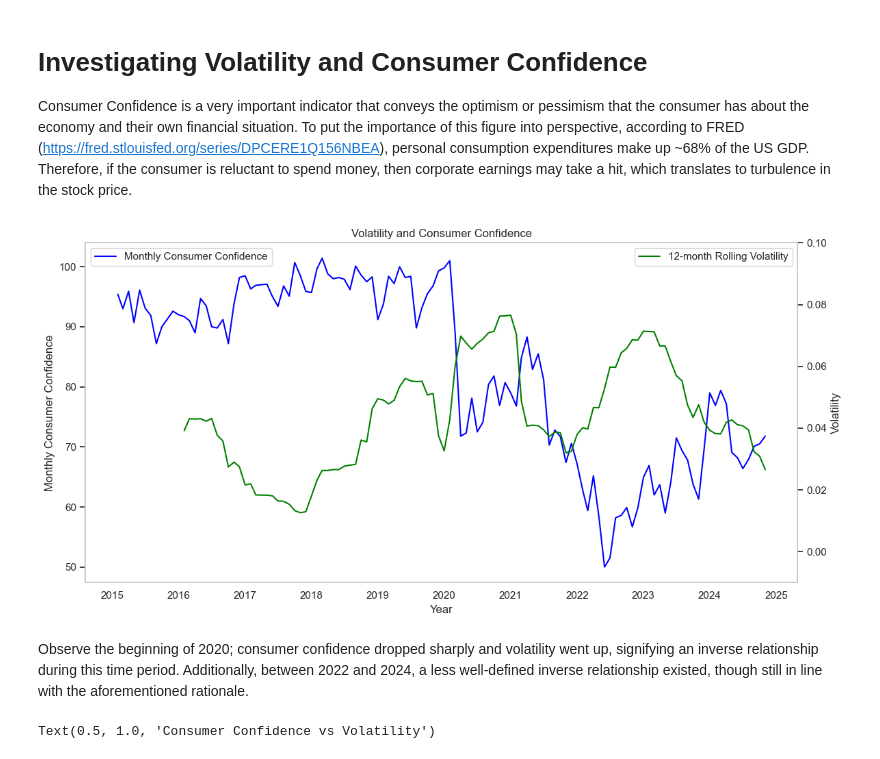
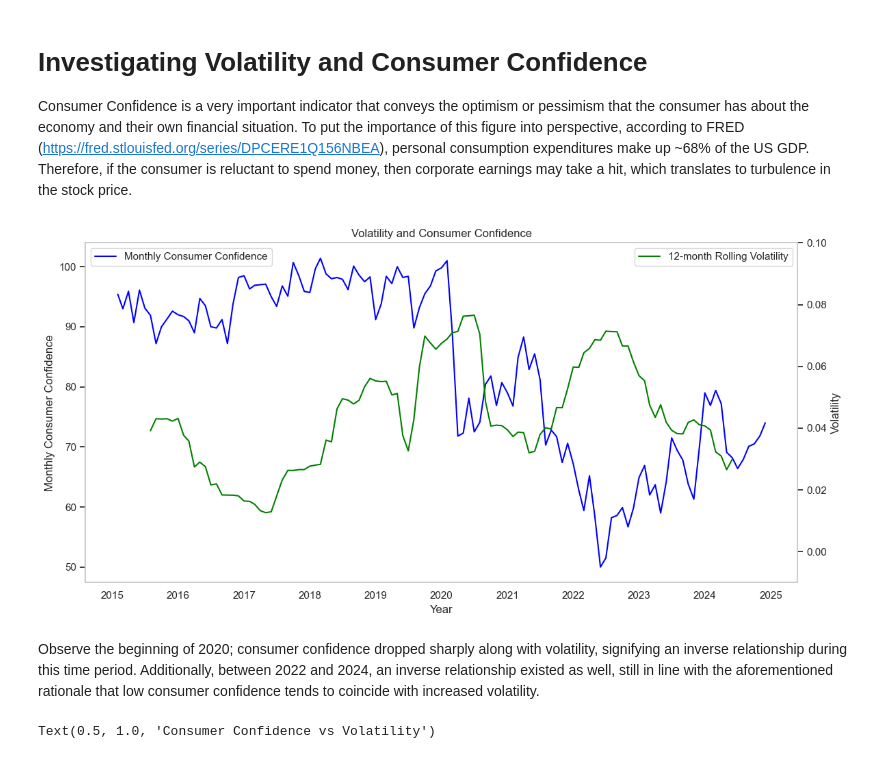
Before and after one commit to SmiffBarney/VaR, a Jupyter notebook: eda.ipynb, the cells around one changed output. Drawn from its saved outputs; the diff is of its cells as text; code cells hidden in the pictures.

```diff
--- a/eda.ipynb
+++ b/eda.ipynb
@@ -256,31 +264,31 @@ Consumer Confidence is a very important indicator that conveys the optimism or p
 # %%
 # Create the figure and primary y-axis
 fig, ax1 = plt.subplots(figsize=(12,6))
 
 # Plot volume on the primary y-axis
 ax1.plot(df['Date'], df['consumer_confidence'], color='blue', label='Monthly Consumer Confidence')
 ax1.set_xlabel('Year')
 ax1.set_ylabel('Monthly Consumer Confidence')
 ax1.legend(loc='upper left')
 ax1.grid(False)
 
 # Create a secondary y-axis for volatility
 ax2 = ax1.twinx()
-ax2.plot(df['Date'], df['volatility'], color='green', label=f'{window_size}-month Rolling Volatility')
+ax2.plot(df['Date'], df['volatility'].shift(-6), color='green', label=f'{window_size}-month Rolling Volatility')
 ax2.set_ylabel('Volatility')
 ax2.set_ylim((-0.01,0.1))
 ax2.legend(loc='upper right')
 ax2.grid(False)
 
 # Title and layout adjustments
 plt.title('Volatility and Consumer Confidence')
 plt.tight_layout()
 
 plt.show()
 # %% [output]
-[figure, old version]
+[figure, new version]
 # %% [markdown]
-Observe the beginning of 2020; consumer confidence dropped sharply and volatility went up, signifying an inverse relationship during this time period. Additionally, between 2022 and 2024, a less well-defined inverse relationship existed, though still in line with the aforementioned rationale.
+Observe the beginning of 2020; consumer confidence dropped sharply along with volatility, signifying an inverse relationship during this time period. Additionally, between 2022 and 2024, an inverse relationship existed as well, still in line with the aforementioned rationale that low consumer confidence tends to coincide with increased volatility.
 # %%
 # Create a scatterplot
 plt.figure(figsize=(12, 6))
```
Also changed, not shown: parts of 24 cells of this notebook, 5 other files.
